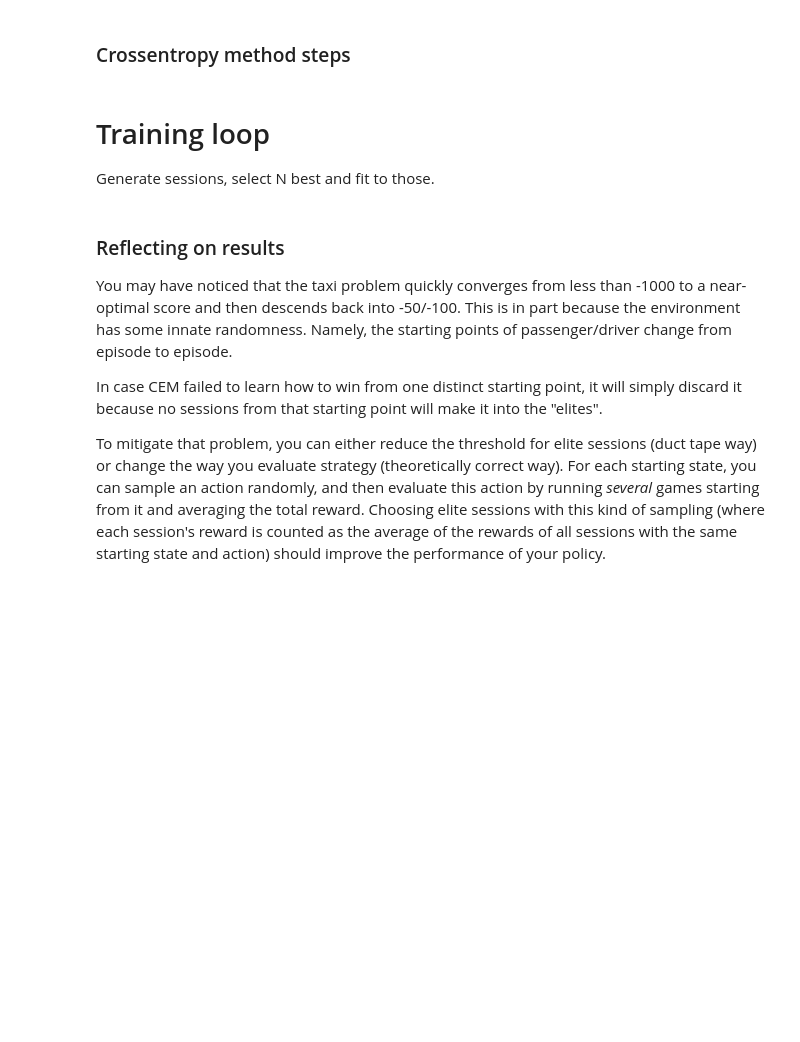
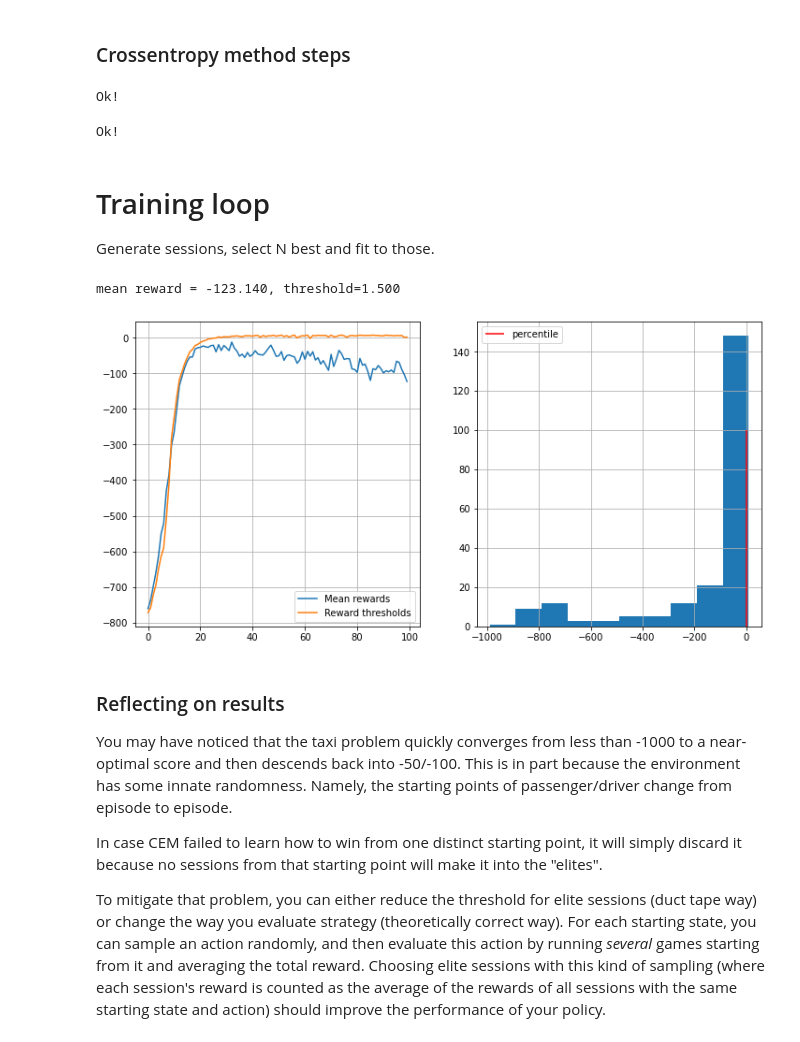
Before and after one commit to AUXLander/MachineLearning, a Jupyter notebook: reinforcement-learning/crossentropy-method/1_crossentropy_method.ipynb, the cells around one changed output. Drawn from its saved outputs; the diff is of its cells as text; code cells hidden in the pictures; blank space fills up the shorter version.

```diff
--- a/reinforcement-learning/crossentropy-method/1_crossentropy_method.ipynb
+++ b/reinforcement-learning/crossentropy-method/1_crossentropy_method.ipynb
@@ -136,10 +136,20 @@ def select_elites(states_batch, actions_batch, rewards_batch, percentile):
     (they will become different later).
     """
 
-    reward_threshold = <YOUR CODE: compute minimum reward for elite sessions. Hint: use np.percentile()>
+#     reward_threshold = <YOUR CODE: compute minimum reward for elite sessions. Hint: use np.percentile()>
 
-    elite_states = <YOUR CODE>
-    elite_actions = <YOUR CODE>
+#     elite_states = <YOUR CODE>
+#     elite_actions = <YOUR CODE>
+
+    reward_threshold = np.percentile(rewards_batch, percentile)
+
+    elite_states = []
+    elite_actions = []
+
+    for i in range(len(states_batch)):
+        if (rewards_batch[i] >= reward_threshold):
+            elite_states.extend(states_batch[i])
+            elite_actions.extend(actions_batch[i])
 
     return elite_states, elite_actions
 # %%
@@ -179,6 +189,8 @@ assert np.all(test_result_100[0] == [3, 1]) and\
     "Please make sure you use >=, not >. Also double-check how you compute percentile."
 
 print("Ok!")
+# %% [output]
+Ok!
 # %%
 def get_new_policy(elite_states, elite_actions):
     """
@@ -197,9 +209,18 @@ def get_new_policy(elite_states, elite_actions):
 
     new_policy = np.zeros([n_states, n_actions])
 
-    <YOUR CODE: set probabilities for actions given elite states & actions>
+#     <YOUR CODE: set probabilities for actions given elite states & actions>
     # Don't forget to set 1/n_actions for all actions in unvisited states.
 
+    for i in range(len(elite_states)):
+        new_policy[elite_states[i], elite_actions[i]] += 1
+
+    for i in range(n_states):
+        if(np.sum(new_policy[i]) > 0):
+            new_policy[i] /= new_policy[i].sum()
+        else:
+            new_policy[i] = np.ones(n_actions)/n_actions
+
     return new_policy
 # %%
 elite_states = [1, 2, 3, 4, 2, 0, 2, 3, 1]
@@ -222,6 +243,8 @@ reference_answer = np.array([
 assert np.allclose(new_policy[:4, :5], reference_answer)
 
 print("Ok!")
+# %% [output]
+Ok!
 # %% [markdown]
 # Training loop
 Generate sessions, select N best and fit to those.
@@ -260,23 +283,31 @@ policy = initialize_policy(n_states, n_actions)
 # %%
 n_sessions = 250     # sample this many sessions
 percentile = 50      # take this percent of session with highest rewards
 learning_rate = 0.5  # how quickly the policy is updated, on a scale from 0 to 1
 
 log = []
 
 for i in range(100):
-    %time sessions = [ <YOUR CODE: generate a list of n_sessions new sessions> ]
+#     %time sessions = [ <YOUR CODE: generate a list of n_sessions new sessions> ]
+    %time sessions = [generate_session(env, policy) for _ in range(n_sessions)]
 
     states_batch, actions_batch, rewards_batch = zip(*sessions)
 
-    elite_states, elite_actions = <YOUR CODE: select elite states & actions>
+#     elite_states, elite_actions = <YOUR CODE: select elite states & actions>
+#     new_policy = <YOUR CODE: compute new policy>
+#     policy = <YOUR CODE: smoothly update policy with learning_rate parameter>
 
-    new_policy = <YOUR CODE: compute new policy>
+    elite_states, elite_actions = select_elites(states_batch, actions_batch, rewards_batch, percentile)
 
-    policy = <YOUR CODE: smoothly update policy with learning_rate parameter>
+    new_policy = get_new_policy(elite_states, elite_actions)
+
+    policy = learning_rate * new_policy + (1 - learning_rate) * policy
 
     # display results on chart
     show_progress(rewards_batch, log, percentile)
+# %% [output]
+mean reward = -123.140, threshold=1.500
+[figure, added]
 # %% [markdown]
 ### Reflecting on results
 
```
Also changed, not shown: parts of 3 cells of this notebook.
